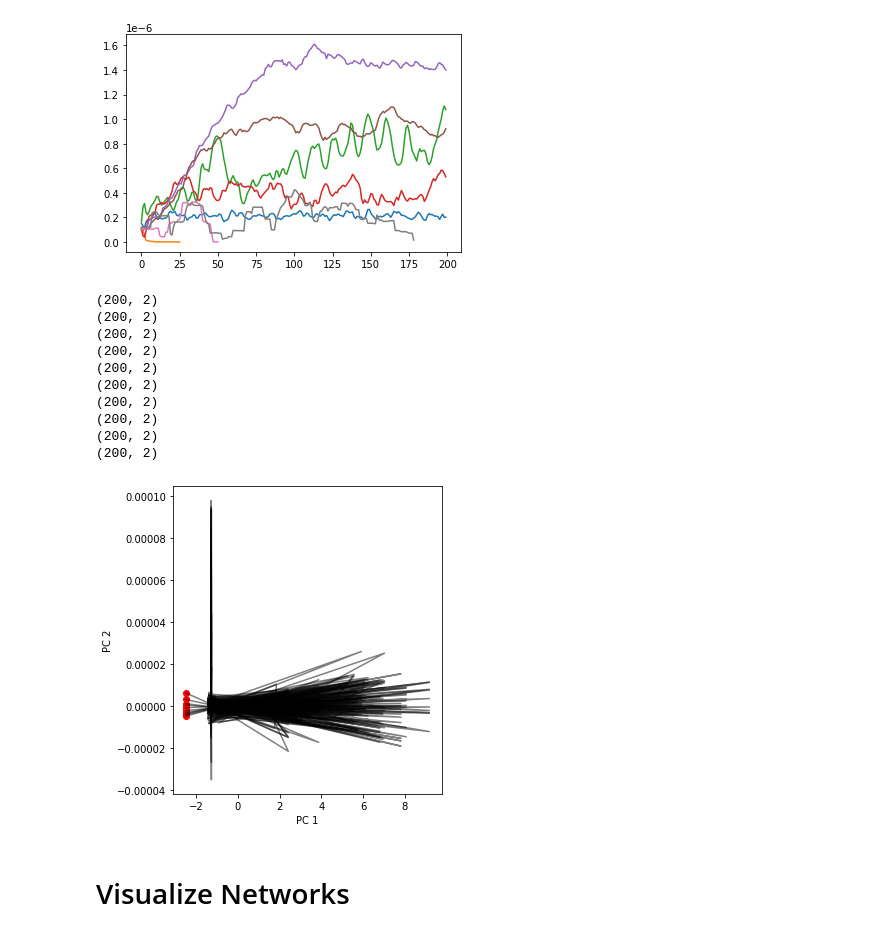
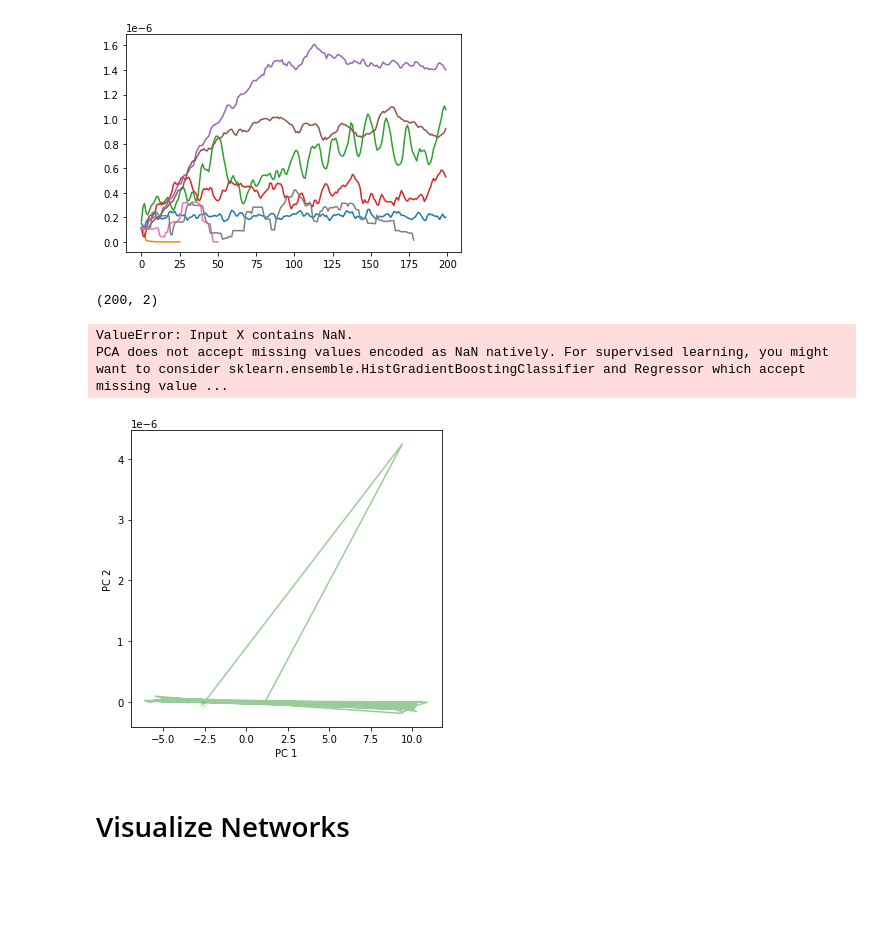
Before and after one commit to Nishant-codex/DDN-public, a Jupyter notebook: DDN_example.ipynb, the cells around one changed output. Cells and saved outputs as stored; diff of their text form; code cells hidden in the pictures; blank space fills up the shorter version.

```diff
--- a/DDN_example.ipynb
+++ b/DDN_example.ipynb
@@ -848,7 +804,7 @@ plt.plot(np.array([diff_esns_k_dist_clust_dict,
  <matplotlib.lines.Line2D at 0x...>]
 [figure]
 # %%
-def plot_trajectories(data, n_components = 2,figsize = [5, 5],fig_out=None,c_start = 'red', c_end ='blue',alpha=0.1):
+def plot_trajectories(data, n_components = 2,figsize = [5, 5],fig_out=None,c_start = 'red', c_end ='blue',alpha=0.1,**kwargs):
 
 	assert n_components in [2,3], 'dimensions should be 2 or 3'
 
@@ -870,47 +826,40 @@ def plot_trajectories(data, n_components = 2,figsize = [5, 5],fig_out=None,c_sta
 
 	ax.set_xlabel('PC 1', fontweight=12)
 	if n_components>2 :
 		ax.set_zlabel('PC 3', fontweight=12)
 	ax.set_ylabel('PC 2', fontweight=12)
 
 	# For generating figure in paper.md
 	# ax.set_xticks([-2, -1, 0, 1, 2])
 	# ax.set_yticks([-1, 0, 1])
 	# ax.set_zticks([-1, 0, 1])
 
-	ax = plot_123d(ax,pca_states,**{'c':'black','alpha':0.5})
+	ax = plot_123d(ax,pca_states,**{'c':kwargs['c_line'],'alpha':kwargs['line_alpha']})
 	if n_components>2 :
 		ax.scatter(pca_states[0,0], pca_states[0,1], pca_states[0,2],  c=c_start, alpha=alpha)
 		ax.scatter(pca_states[-1,0],pca_states[-1,1],pca_states[-1,2], c=c_end,   alpha=alpha)
 
 	else:
 		ax.scatter(pca_states[0,0], pca_states[0,1],  c=c_start, alpha=alpha)
 		ax.scatter(pca_states[-1,0],pca_states[-1,1], c=c_end,  alpha=alpha)
 
 %matplotlib inline
 figsize = [5,5]
 
 fig = plt.figure(figsize=figsize, tight_layout=True)
 ax = fig.add_subplot(111,)
-for i in range(len(ref_trajs)):
-	plot_trajectories(np.array(ref_trajs[i])[:,:,0].T,fig_out=ax,c_start='green',alpha=1, c_end='pink',n_components=2)
-	plot_trajectories(np.array(pert_trajs[i])[:,:,0].T,fig_out=ax,c_start='orange',alpha=1, c_end='red',n_components=2)
+# for i in range(len(ref_trajs))
+plot_trajectories(np.array(traj_ref_ddns_fixed_net_dict)[:,:,0].T,  fig_out=ax,c_start='green',  alpha=0.1, c_end='pink', n_components=2, c_line='green',line_alpha = 0.4)
+plot_trajectories(np.array(traj_pert_ddns_fixed_net_dict)[:,:,0].T, fig_out=ax,c_start='orange', alpha=0.1, c_end='red',  n_components=2, c_line='blue' ,line_alpha = 0.7)
 
 # plot_trajectories(h_new[0][:10,:,0], fig_out=ax)
 
 plt.show()
 # %% [output]
 (200, 2)
-(200, 2)
-(200, 2)
-(200, 2)
-(200, 2)
-(200, 2)
-(200, 2)
-(200, 2)
-(200, 2)
-(200, 2)
+ValueError: Input X contains NaN.
+PCA does not accept missing values encoded as NaN natively. For supervised learning, you might want to consider sklearn.ensemble.HistGradientBoostingClassifier and Regressor which accept missing value ...
-[figure, old version]
+[figure, new version]
 # %% [markdown]
 # Visualize Networks
 # %%
```
Also changed, not shown: parts of 15 cells of this notebook, 4 other files.
